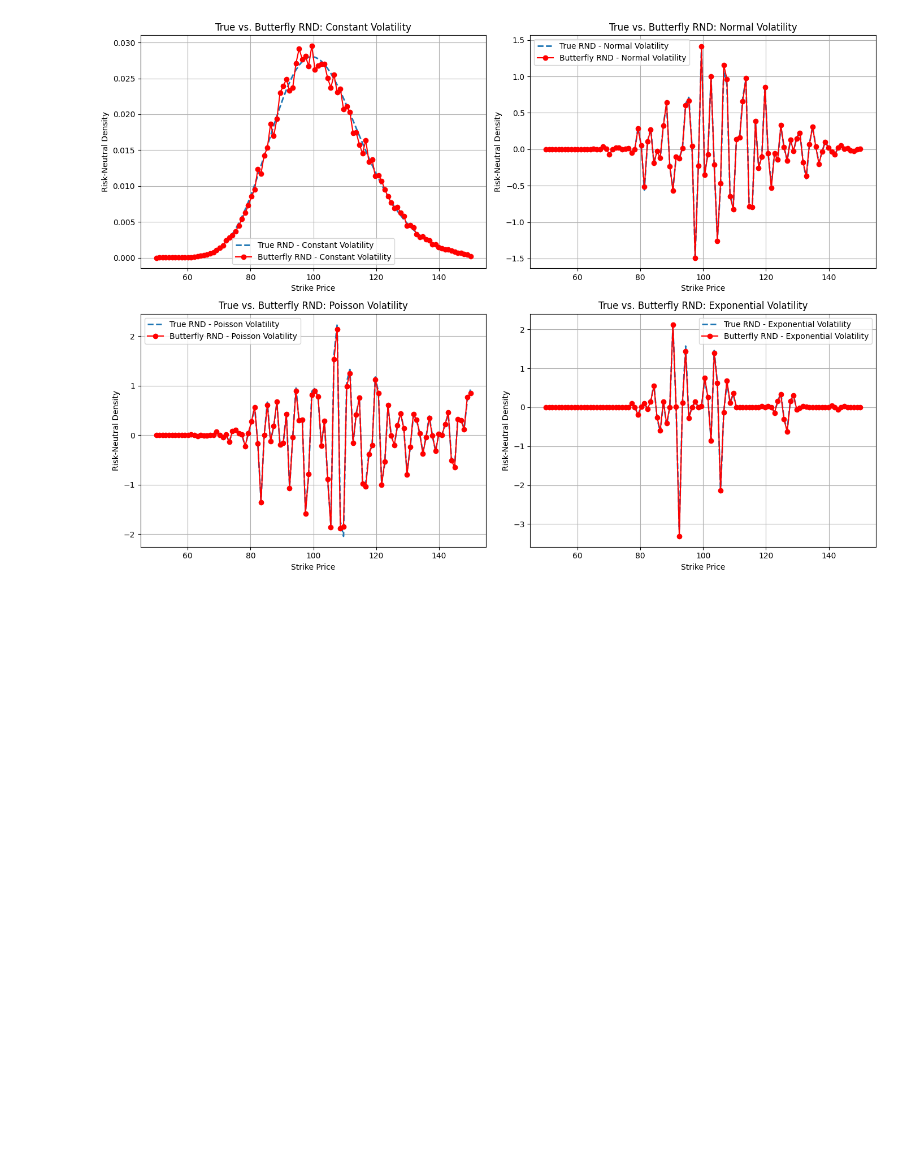
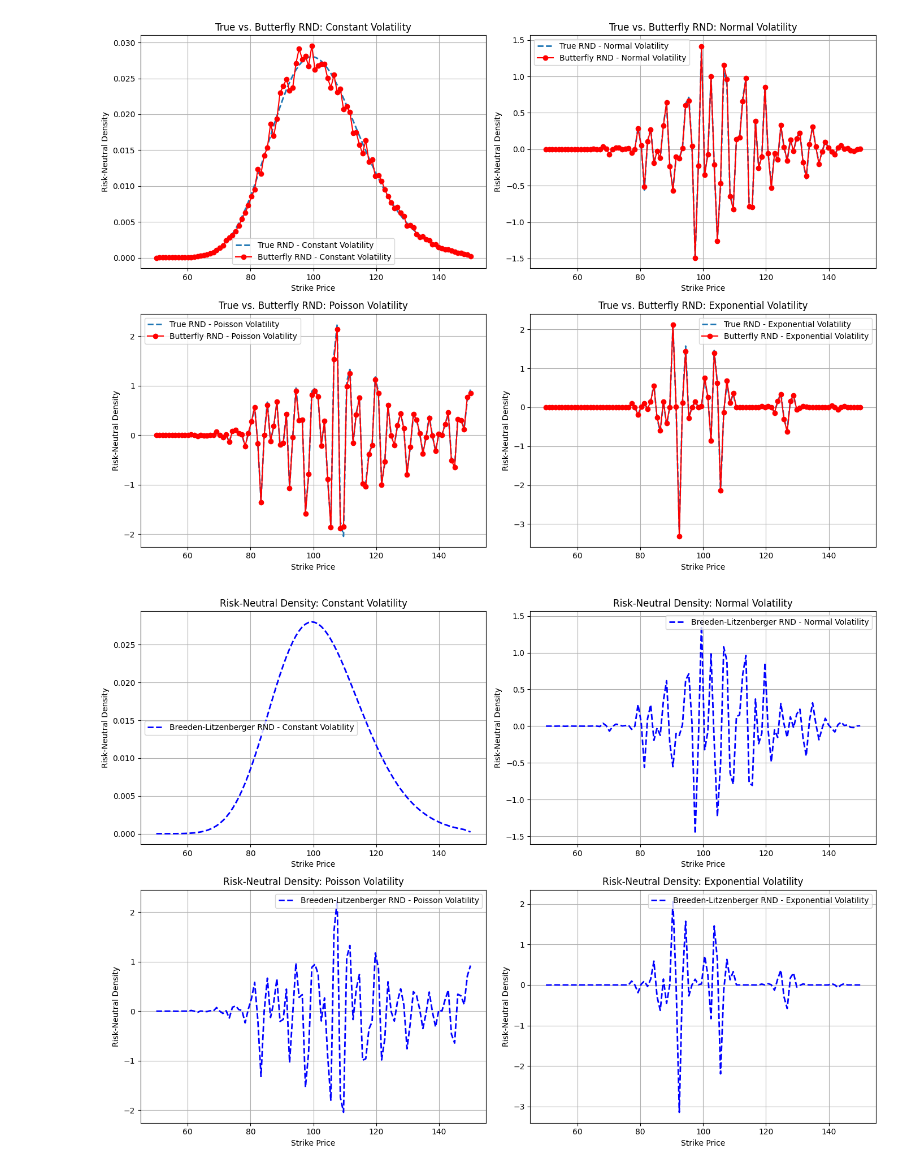
Before and after one commit to Sciotaku/MATH86FinalProj, a Jupyter notebook: fake_vol.ipynb, the cells around one changed output. Cells and saved outputs as stored; diff of their text form; code cells hidden in the pictures; blank space fills up the shorter version.

Commit message:
fake vol BL

```diff
--- a/fake_vol.ipynb
+++ b/fake_vol.ipynb
@@ -491,3 +491,76 @@ plt.tight_layout()
 plt.show()
 # %% [output]
 [figure]
+# %%
+import numpy as np
+import pandas as pd
+import matplotlib.pyplot as plt
+from scipy.stats import norm
+
+# Set parameters
+num_points = 100  # Number of strike prices
+np.random.seed(42)  # For reproducibility
+
+# Define strike price range
+strike_prices = np.linspace(50, 150, num_points)
+
+# Generate different fake volatility distributions
+constant_volatility = np.full(num_points, 0.2)  # Constant 20% volatility
+normal_volatility = np.abs(np.random.normal(loc=0.2, scale=0.05, size=num_points))  # Normally distributed
+poisson_volatility = np.abs((np.random.poisson(lam=3, size=num_points) / 30) + 0.1)  # Scaled Poisson
+exponential_volatility = np.random.exponential(scale=0.1, size=num_points)  # Exponential distribution
+
+# Black-Scholes call price function
+def black_scholes_call(S, K, T, r, sigma):
+    d1 = (np.log(S / K) + (r + 0.5 * sigma ** 2) * T) / (sigma * np.sqrt(T))
+    d2 = d1 - sigma * np.sqrt(T)
+    return S * norm.cdf(d1) - K * np.exp(-r * T) * norm.cdf(d2)
+
+# Parameters for option pricing
+S0 = 100  # Current stock price
+T = 0.5   # Time to expiration (in years)
+r = 0.05  # Risk-free rate
+
+# Compute option prices for each volatility distribution
+option_prices = {
+    "Constant Volatility": [black_scholes_call(S0, K, T, r, sigma) for K, sigma in zip(strike_prices, constant_volatility)],
+    "Normal Volatility": [black_scholes_call(S0, K, T, r, sigma) for K, sigma in zip(strike_prices, normal_volatility)],
+    "Poisson Volatility": [black_scholes_call(S0, K, T, r, sigma) for K, sigma in zip(strike_prices, poisson_volatility)],
+    "Exponential Volatility": [black_scholes_call(S0, K, T, r, sigma) for K, sigma in zip(strike_prices, exponential_volatility)]
+}
+
+# Compute risk-neutral density using Breeden-Litzenberger formula
+def breeden_litzenberger_rnd(strike_prices, option_prices):
+    """
+    Compute risk-neutral density using the second derivative of option prices
+    according to Breeden-Litzenberger formula.
+    """
+    d2C_dK2 = np.gradient(np.gradient(option_prices, strike_prices), strike_prices)
+    return np.exp(r * T) * d2C_dK2
+
+# Compute risk-neutral density for each volatility type
+breeden_rnd = {
+    "Constant Volatility": breeden_litzenberger_rnd(strike_prices, option_prices["Constant Volatility"]),
+    "Normal Volatility": breeden_litzenberger_rnd(strike_prices, option_prices["Normal Volatility"]),
+    "Poisson Volatility": breeden_litzenberger_rnd(strike_prices, option_prices["Poisson Volatility"]),
+    "Exponential Volatility": breeden_litzenberger_rnd(strike_prices, option_prices["Exponential Volatility"])
+}
+
+# Plot risk-neutral densities
+fig, axes = plt.subplots(2, 2, figsize=(14, 10))
+volatility_types = ["Constant Volatility", "Normal Volatility", "Poisson Volatility", "Exponential Volatility"]
+ax_indices = [(0, 0), (0, 1), (1, 0), (1, 1)]
+
+for vol_type, ax_idx in zip(volatility_types, ax_indices):
+    ax = axes[ax_idx]
+    ax.plot(strike_prices, breeden_rnd[vol_type], label=f"Breeden-Litzenberger RND - {vol_type}", color='blue', linestyle="--", linewidth=2)
+    ax.set_xlabel("Strike Price")
+    ax.set_ylabel("Risk-Neutral Density")
+    ax.set_title(f"Risk-Neutral Density: {vol_type}")
+    ax.legend()
+    ax.grid(True)
+
+plt.tight_layout()
+plt.show()
+# %% [output]
+[figure, added]
```
